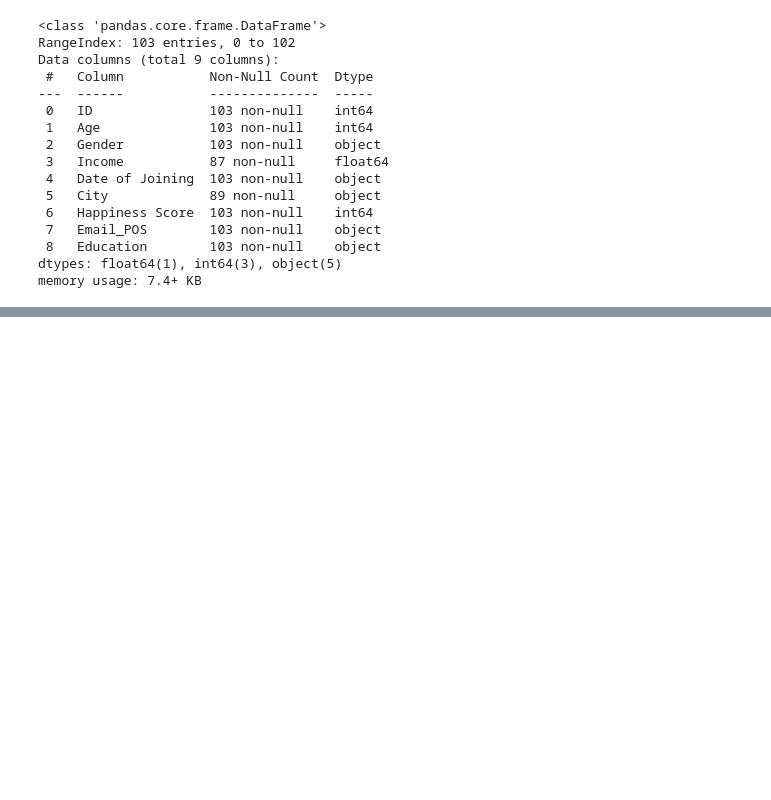
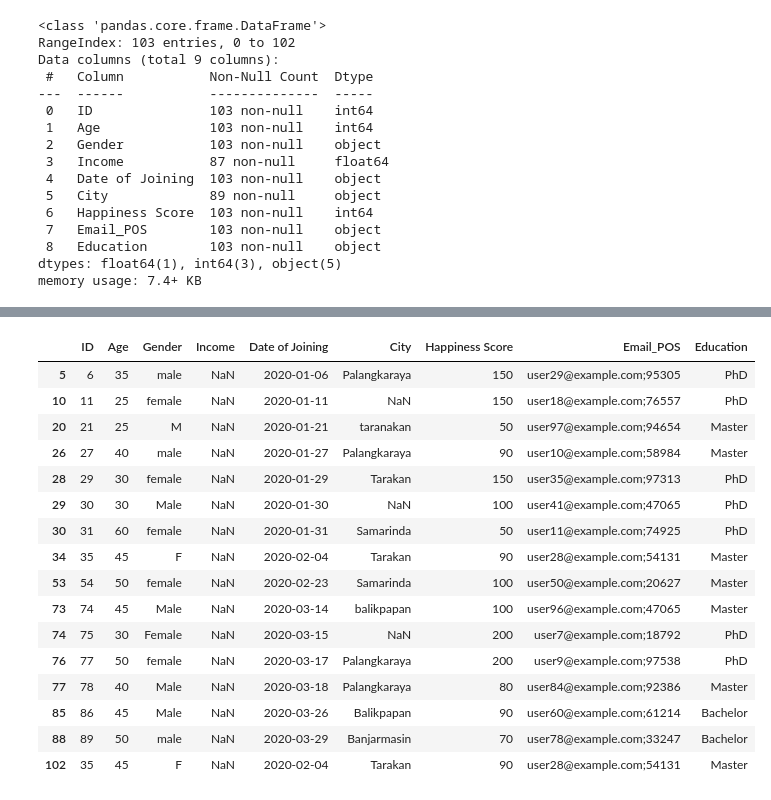
Before and after one commit to IdhamAbidinKaisilay/my_portfolio, a Jupyter notebook: Data_Cleaning.ipynb, the cells around one changed output, grey strips where cells are left out. Cells and saved outputs as stored; diff of their text form; code cells hidden in the pictures; blank space fills up the shorter version.

```diff
--- a/Data_Cleaning.ipynb
+++ b/Data_Cleaning.ipynb
@@ -93,0 +81,22 @@ dtype: int64
+# %%
+# ada 2 kolom yang memiliki null, 'Income' & 'City'
+# cek nilai null di 'Income'
+df[df['Income'].isnull()]
+# %% [output]
+|  | ID | Age | Gender | Income | Date of Joining | City | Happiness Score | Email_POS | Education |
+| 5 | 6 | 35 | male | NaN | 2020-01-06 | Palangkaraya | 150 | user29@example.com;95305 | PhD |
+| 10 | 11 | 25 | female | NaN | 2020-01-11 | NaN | 150 | user18@example.com;76557 | PhD |
+| 20 | 21 | 25 | M | NaN | 2020-01-21 | taranakan | 50 | user97@example.com;94654 | Master |
+| 26 | 27 | 40 | male | NaN | 2020-01-27 | Palangkaraya | 90 | user10@example.com;58984 | Master |
+| 28 | 29 | 30 | female | NaN | 2020-01-29 | Tarakan | 150 | user35@example.com;97313 | PhD |
+| 29 | 30 | 30 | Male | NaN | 2020-01-30 | NaN | 100 | user41@example.com;47065 | PhD |
+| 30 | 31 | 60 | female | NaN | 2020-01-31 | Samarinda | 50 | user11@example.com;74925 | PhD |
+| 34 | 35 | 45 | F | NaN | 2020-02-04 | Tarakan | 90 | user28@example.com;54131 | Master |
+| 53 | 54 | 50 | female | NaN | 2020-02-23 | Samarinda | 100 | user50@example.com;20627 | Master |
+| 73 | 74 | 45 | Male | NaN | 2020-03-14 | balikpapan | 100 | user96@example.com;47065 | Master |
+| 74 | 75 | 30 | Female | NaN | 2020-03-15 | NaN | 200 | user7@example.com;18792 | PhD |
+| 76 | 77 | 50 | female | NaN | 2020-03-17 | Palangkaraya | 200 | user9@example.com;97538 | PhD |
+| 77 | 78 | 40 | Male | NaN | 2020-03-18 | Palangkaraya | 80 | user84@example.com;92386 | Master |
+| 85 | 86 | 45 | Male | NaN | 2020-03-26 | Balikpapan | 90 | user60@example.com;61214 | Bachelor |
+| 88 | 89 | 50 | male | NaN | 2020-03-29 | Banjarmasin | 70 | user78@example.com;33247 | Bachelor |
+| 102 | 35 | 45 | F | NaN | 2020-02-04 | Tarakan | 90 | user28@example.com;54131 | Master |
```
Also changed, not shown: parts of 23 cells of this notebook.
